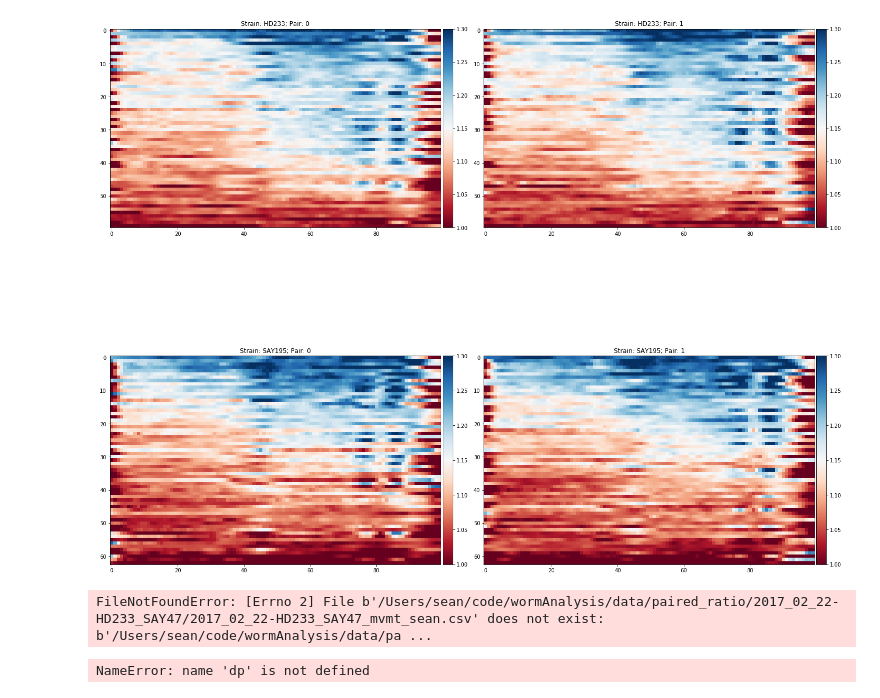
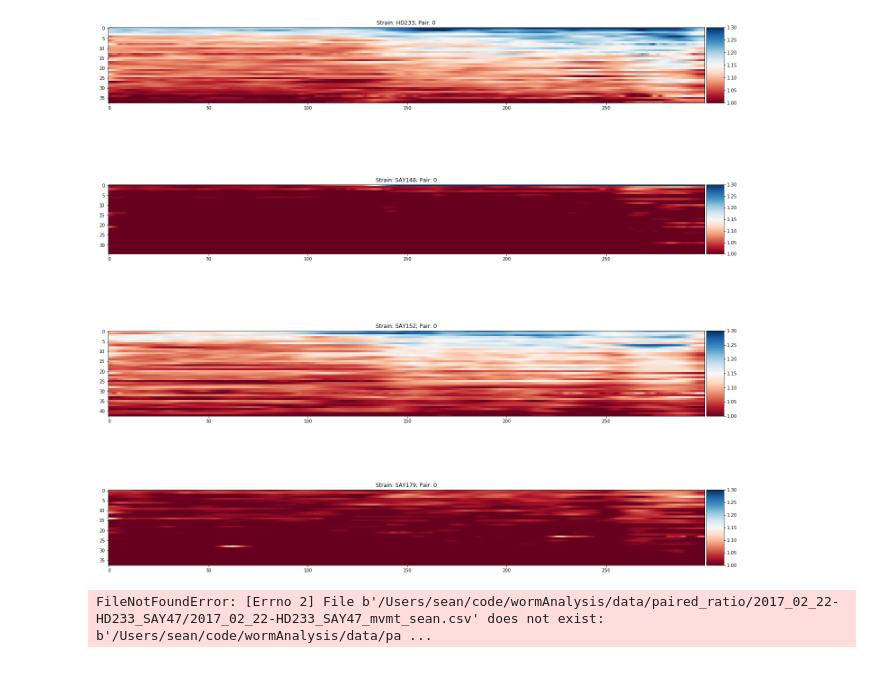
Before and after one commit to ApfeldLab/pharynx_redox, a Jupyter notebook: python/notebooks/Plotting Fun.ipynb, the cells around one changed output. Cells and saved outputs as stored; diff of their text form; code cells hidden in the pictures.

```diff
--- a/python/notebooks/Plotting Fun.ipynb
+++ b/python/notebooks/Plotting Fun.ipynb
@@ -26,8 +26,8 @@ reload(plots)
 
 logging.basicConfig(format='%(asctime)s %(levelname)s:%(message)s', level=logging.INFO, datefmt='%I:%M:%S')
 # %%
-experiment_dir = "/Users/sean/code/wormAnalysis/data/paired_ratio/2019_04_03_ASI_ablation/"
-imaging_scheme = "TL/470/410/470/410"
+experiment_dir = "/Users/sean/code/wormAnalysis/data/single_ratio/2019_05_09_gcy8_hsf1_afd_pharynx"
+imaging_scheme = "TL/470/410"
 
 reload(experiment);
 ex = experiment.PairExperiment(
@@ -58,28 +48,28 @@ ex = experiment.PairExperiment(
 # %%
 from mpl_toolkits.axes_grid1 import make_axes_locatable
 
-data = ex.trimmed_intensity_data.sel(wavelength='r')
+data = ex.trimmed_reg_profiles.sel(wavelength='r')
 
 strains = np.unique(data.strain.data)
 n_strains = len(strains)
 n_pairs = len(data.pair)
 fig, axes = plt.subplots(n_strains, n_pairs, figsize=(20,20))
 for strain, ax in zip(strains, axes):
     for i in range(n_pairs):
         subset = data.sel(strain=strain).isel(pair=i)
         sorted_idx = np.flip(np.argsort(subset.mean(dim='position'))).data
 
-        divider = make_axes_locatable(ax[i])
+        divider = make_axes_locatable(ax)
         cax = divider.append_axes('right', size='3%', pad=0.05)
 
-        ax[i].set_title(f'Strain: {strain}; Pair: {i}')
-        im = ax[i].imshow(subset[sorted_idx], cmap='RdBu')
+        ax.set_title(f'Strain: {strain}; Pair: {i}')
+        im = ax.imshow(subset[sorted_idx], cmap='RdBu')
         im.set_clim([1, 1.3])
         fig.colorbar(im, cax=cax, orientation='vertical')
 
 plt.tight_layout()
 # %% [output]
-[figure, old version]
+[figure, new version]
 # %%
 dp = pd.read_csv('/Users/sean/code/wormAnalysis/data/paired_ratio/2017_02_22-HD233_SAY47/2017_02_22-HD233_SAY47_mvmt_sean.csv')
 dp = dp[dp.experiment == '2017_02_22-HD233_SAY47']
@@ -88,26 +78,3 @@ dp = dp.stack('pair')
 dp.head()
 # %% [output]
 FileNotFoundError: [Errno 2] File b'/Users/sean/code/wormAnalysis/data/paired_ratio/2017_02_22-HD233_SAY47/2017_02_22-HD233_SAY47_mvmt_sean.csv' does not exist: b'/Users/sean/code/wormAnalysis/data/pa ...
-# %%
-data = ex.trimmed_intensity_data
-dfs = []
-for region, bounds in ex.scaled_regions.items():
-    region_dfs = []
-    for wvl in data.wavelength.data:
-        sub_df = ex.trimmed_intensity_data[dict(position=range(bounds[0],bounds[1]))].mean(dim='position').sel(wavelength=wvl).to_pandas()
-        sub_df = sub_df.reset_index()
-        sub_df['animal'] = range(len(sub_df))
-        sub_df['region'] = region
-        sub_df['experiment'] = ex.experiment_id
-        sub_df = sub_df.melt(value_vars=[0, 1], var_name='pair', id_vars=['animal', 'strain', 'region', 'experiment'], value_name=wvl)
-        region_dfs.append(sub_df)
-    df_tmp = pd.concat(region_dfs, axis=1)
-    df_tmp = df_tmp.loc[:,~df_tmp.columns.duplicated()]
-    dfs.append(df_tmp)
-df = pd.concat(dfs)
-df.reset_index(drop=True, inplace=True)
-df = df.join(dp, on=['animal', 'pair'])
-df.to_csv('/Users/sean/Desktop/regions.csv', index=False)
-df.head()
-# %% [output]
-NameError: name 'dp' is not defined
```
Also changed, not shown: parts of 5 cells of this notebook, 1 other file.
